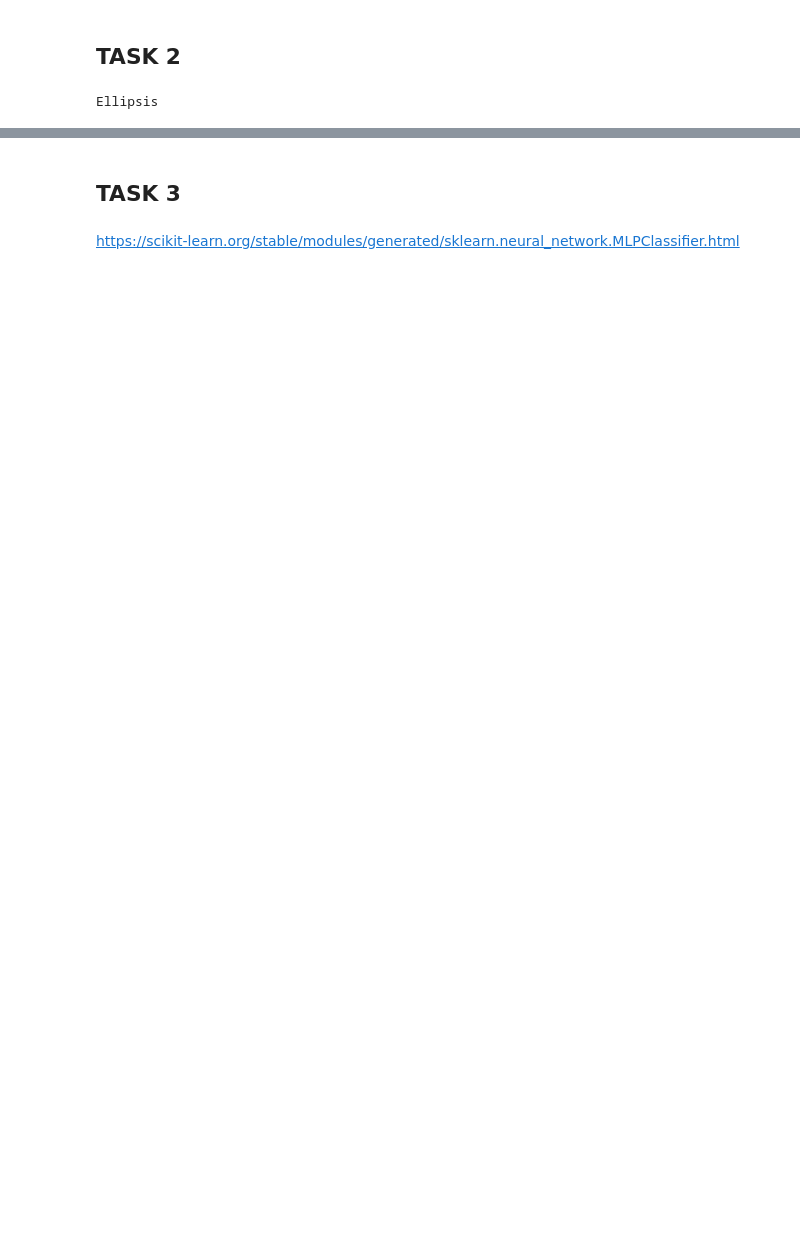
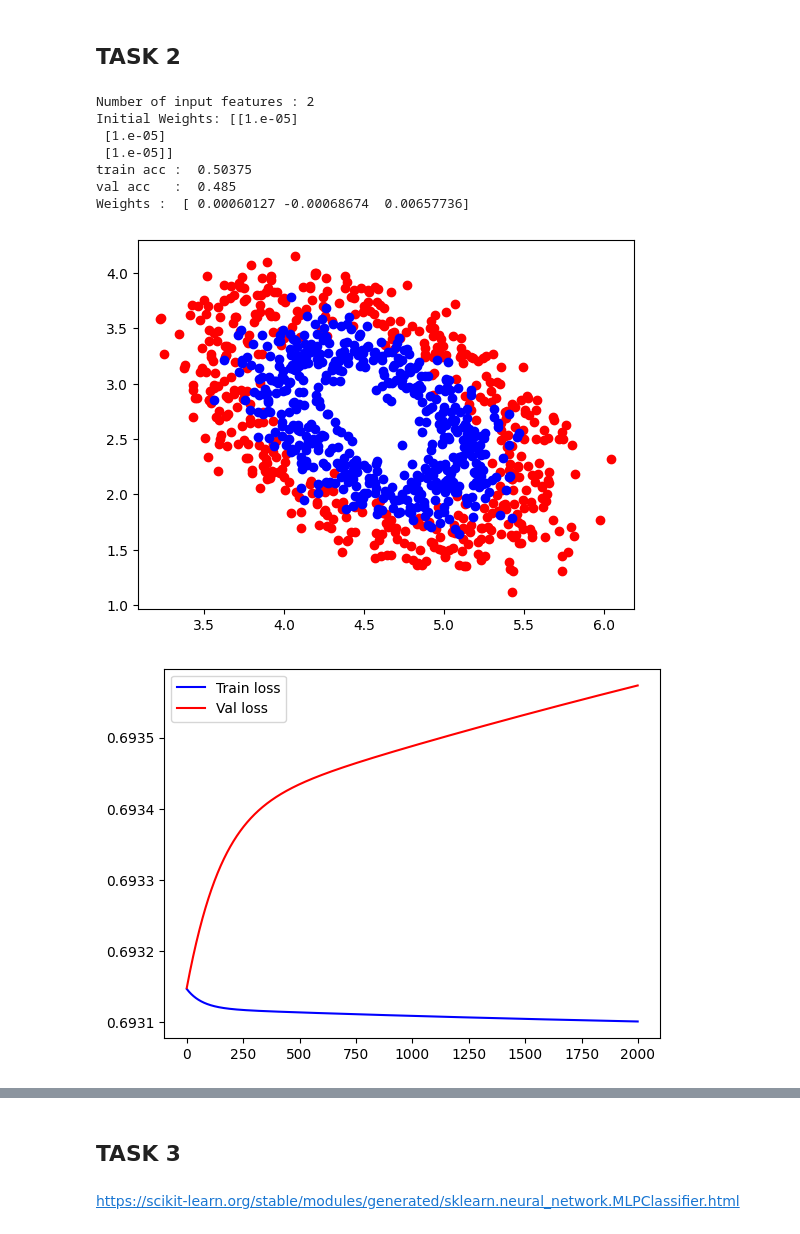
Before and after one commit to Bradley-Tabone/Machine-learning-assignment-2, a Jupyter notebook: CCE2502_Assignment_II_2024_2025/CCE2502_Assignment_II_2024_2025.ipynb, the cells around one changed output, grey strips where cells are left out. Drawn from its saved outputs; the diff is of its cells as text; code cells hidden in the pictures; blank space fills up the shorter version.

```diff
--- a/CCE2502_Assignment_II_2024_2025/CCE2502_Assignment_II_2024_2025.ipynb
+++ b/CCE2502_Assignment_II_2024_2025/CCE2502_Assignment_II_2024_2025.ipynb
@@ -226,57 +321,51 @@ plt.show()
 # %% [markdown]
 ## TASK 2
 # %%
-# 2a) Load the advanced dataset
+# Load the advanced dataset
 X_adv, y_adv = [], []
 with open('binary_classification_advanced.csv', 'r', newline='') as f:
     reader = csv.reader(f)
     next(reader, None)  # skip header
     for row in reader:
         X_adv.append([float(row[0]), float(row[1])])
         y_adv.append(int(float(row[2])))
 X_adv = np.array(X_adv)
 y_adv = np.array(y_adv)
 
-# 2b) Scatter‐plot
+# plot the data
+data_scatter_plot(X_adv, y_adv)
+
+# train model on non‐linear data
+result_adv = lr_train_model(X_adv, y_adv)
+
+# display training/validation loss & accuracy
+plt.figure()
+display_results(result_adv)
+
 plt.figure(figsize=(6,6))
 data_scatter_plot(X_adv, y_adv)
-plt.xlabel('X₁'); plt.ylabel('X₂')
-plt.title('Task 2b: Advanced Data Scatter')
-plt.grid(True)
+
+# Unpack bias and weights from the result of lr_train_model
+b, w1, w2 = result_adv['weights'].ravel()
+
+# Build a meshgrid or just solve for x2 = –(b + w1*x1)/w2
+x1_vals = np.linspace(X_adv[:,0].min()-1, X_adv[:,0].max()+1, 200)
+x2_vals = -(b + w1 * x1_vals) / w2
+
+# Plot the linear decision boundary
+plt.plot(x1_vals, x2_vals, 'r--', linewidth=2, label='Linear LR boundary')
+
+plt.legend()
+plt.title("Task 2c Decision Boundary")
+plt.xlabel("x₁"); plt.ylabel("x₂")
 plt.show()
-
-# 2c) Baseline logistic regression on non‐linear data
-res_adv = lr_train_model(
-    X_adv, y_adv,
-    no_iterations=100,
-    alpha=0.1,
-    phi=0.01,
-    reshuffle='yes',
-    split_frac=0.8,
-    init_weights=0.0
-)
-
-# display training/validation loss & accuracy
-display_results(res_adv)
-
-# superimpose decision boundary to diagnose poor fit
-W_full = np.array(res_adv['weights']).reshape(-1)
-b, w_baseline = W_full[0], W_full[1:]
-
-# build grid over feature space
-xx, yy = np.meshgrid(
-    np.linspace(X_adv[:,0].min()-1, X_adv[:,0].max()+1, 200),
-    np.linspace(X_adv[:,1].min()-1, X_adv[:,1].max()+1, 200)
-)
-grid = np.c_[xx.ravel(), yy.ravel()]
-probs = 1/(1 + np.exp(-(grid.dot(w_baseline) + b)))
-Z     = probs.reshape(xx.shape)
-
-plt.figure(figsize=(6,6))
-plt.contour(xx, yy, Z, levels=[0.5], linewidths=2, colors='red')
-data_scatter_plot(X_adv, y_adv)
-plt.title('Task 2c: Baseline Logistic Decision Boundary')
-plt.xlabel('X₁'); plt.ylabel('X₂')
-plt.show()
 # %% [output]
-Ellipsis
+Number of input features : 2
+Initial Weights: [[1.e-05]
+ [1.e-05]
+ [1.e-05]]
+train acc :  0.50375
+val acc   :  0.485
+Weights :  [ 0.00060127 -0.00068674  0.00657736]
+[figure, added]
+[figure, added]
```
Also changed, not shown: parts of 13 cells of this notebook.
